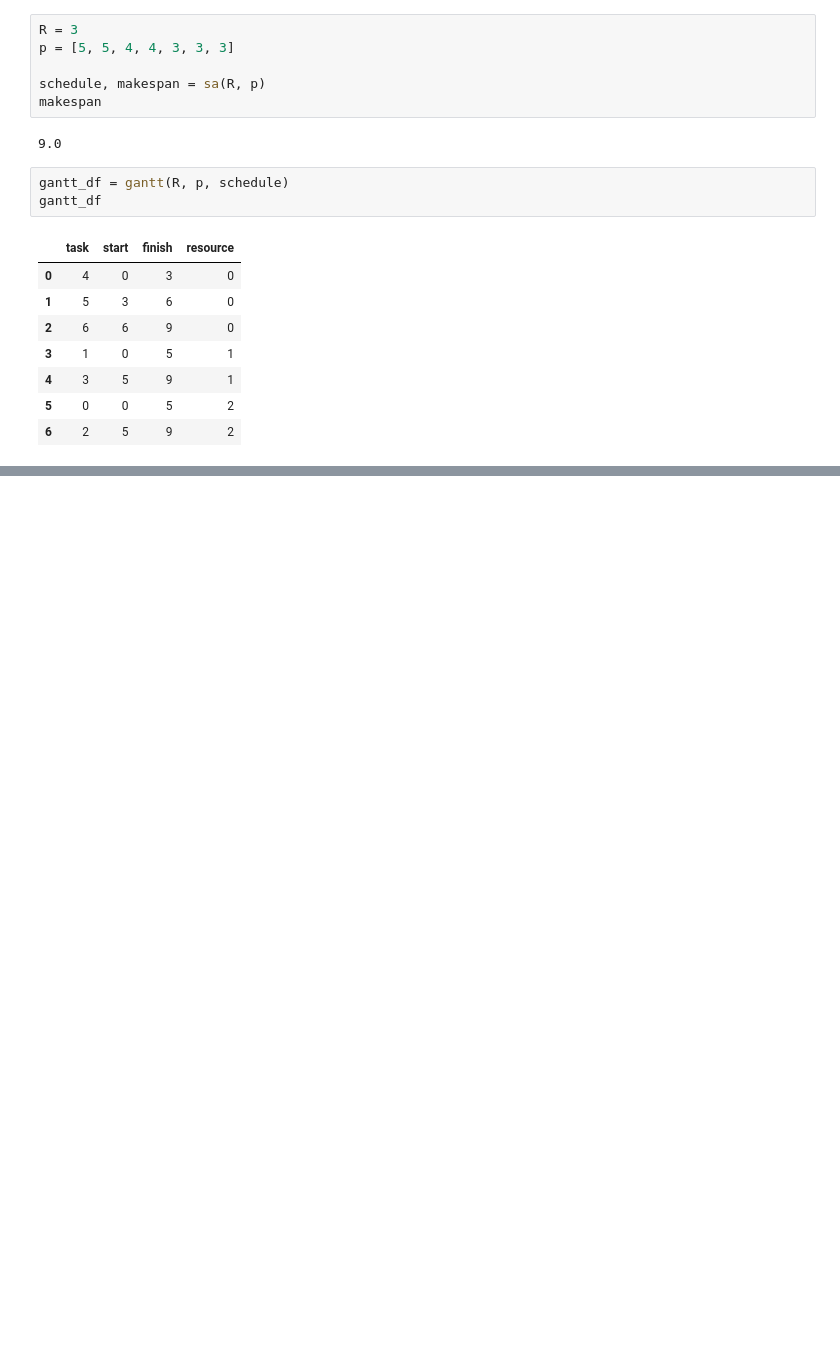
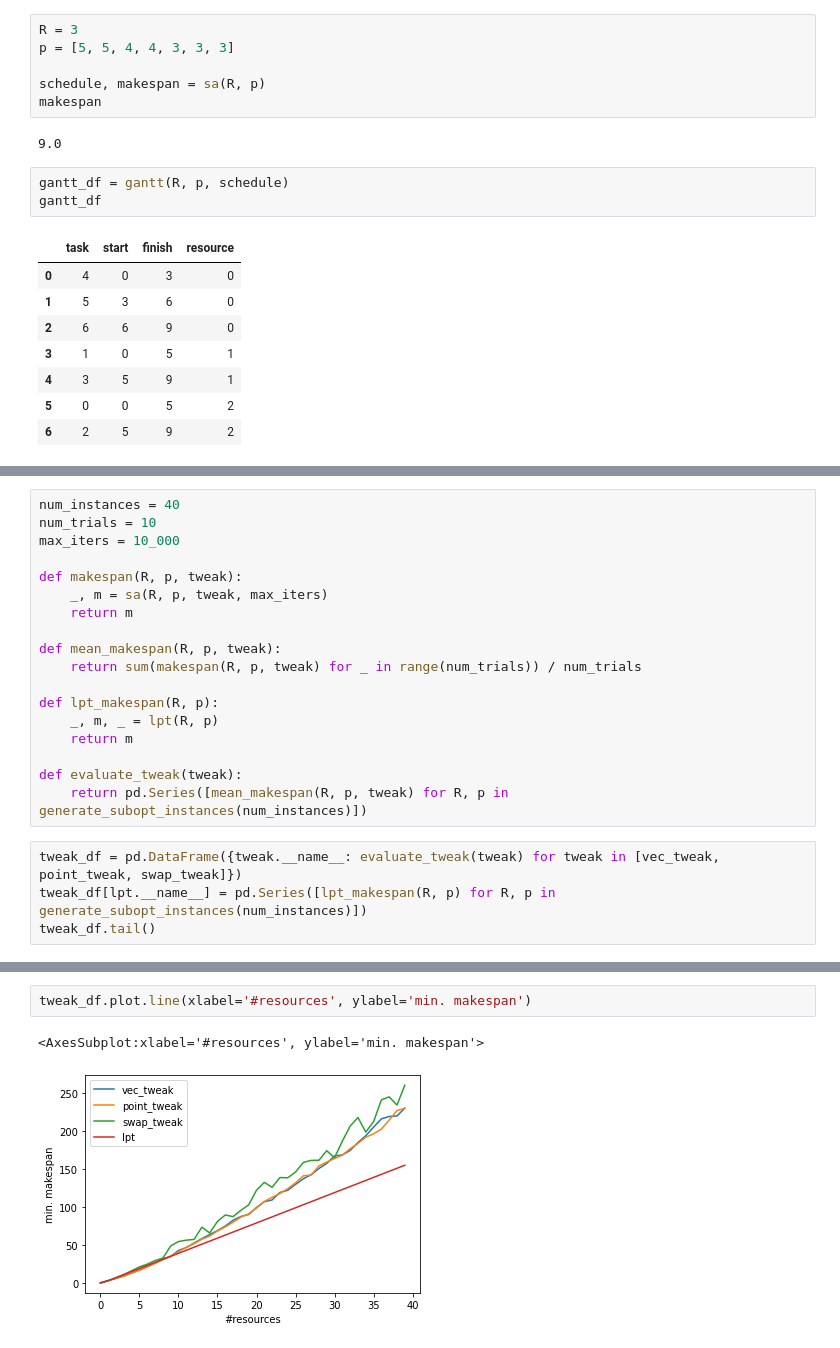
Before and after one commit to matyama/makespan-poc, a Jupyter notebook: notebooks/metaheuristics.ipynb, the cells around one changed output, grey strips where cells are left out. Cells and saved outputs as stored; diff of their text form; blank space fills up the shorter version.

Commit message:
Generalize SA over tweak operator and add small comparison analysis

```diff
--- a/notebooks/metaheuristics.ipynb
+++ b/notebooks/metaheuristics.ipynb
@@ -53,0 +54,22 @@ show_gantt(gantt_df)
+# %%
+num_instances = 40
+num_trials = 10
+max_iters = 10_000
+
+def makespan(R, p, tweak):
+    _, m = sa(R, p, tweak, max_iters)
+    return m
+
+def mean_makespan(R, p, tweak):
+    return sum(makespan(R, p, tweak) for _ in range(num_trials)) / num_trials
+
+def lpt_makespan(R, p):
+    _, m, _ = lpt(R, p)
+    return m
+
+def evaluate_tweak(tweak):
+    return pd.Series([mean_makespan(R, p, tweak) for R, p in generate_subopt_instances(num_instances)])
+# %%
+tweak_df = pd.DataFrame({tweak.__name__: evaluate_tweak(tweak) for tweak in [vec_tweak, point_tweak, swap_tweak]})
+tweak_df[lpt.__name__] = pd.Series([lpt_makespan(R, p) for R, p in generate_subopt_instances(num_instances)])
+tweak_df.tail()
@@ -53,0 +83,5 @@ show_gantt(gantt_df)
+# %%
+tweak_df.plot.line(xlabel='#resources', ylabel='min. makespan')
+# %% [output]
+<AxesSubplot:xlabel='#resources', ylabel='min. makespan'>
+[figure, added]
```
Also changed, not shown: parts of 2 cells of this notebook, 1 other file.
